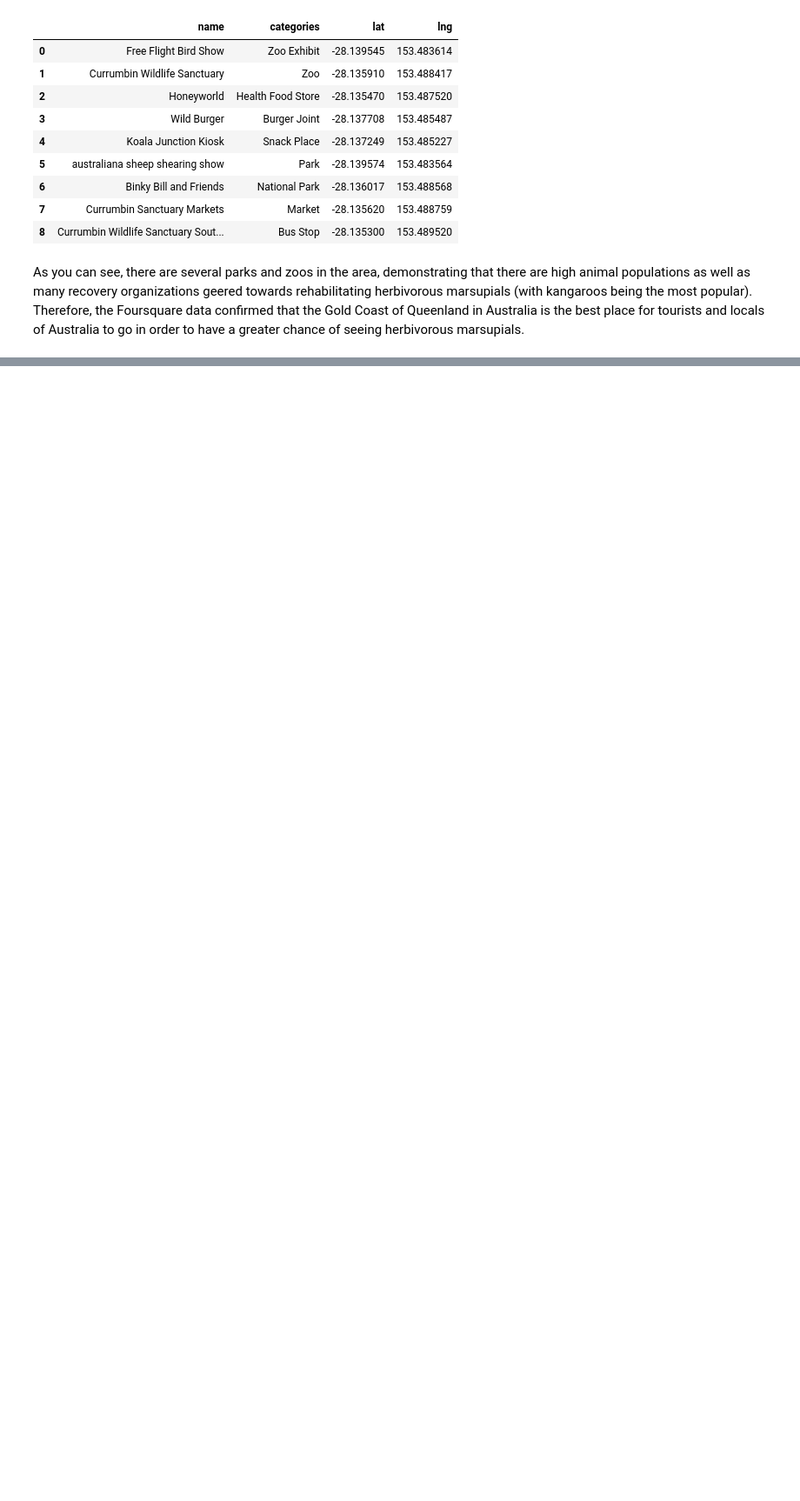
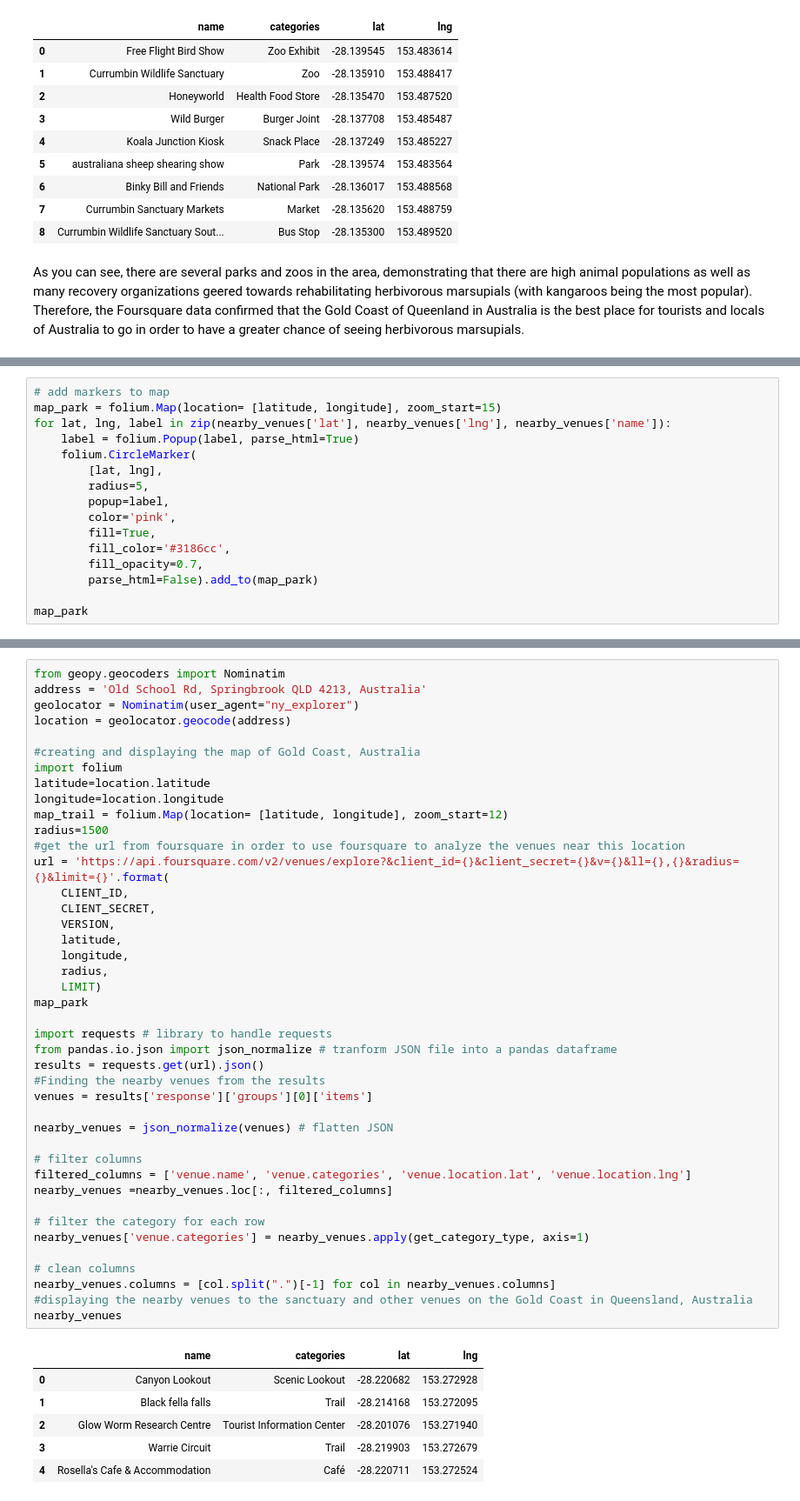
Before and after one commit to CNordqui/Coursera_Capstone, a Jupyter notebook: Coursera_Capstone_CNordqui.ipynb, the cells around one changed output, grey strips where cells are left out. Shown at 87% size. Saved outputs shown, nothing was run; the diff lists cells and outputs as text; blank space fills up the shorter version.

```diff
--- a/Coursera_Capstone_CNordqui.ipynb
+++ b/Coursera_Capstone_CNordqui.ipynb
@@ -158,0 +221,16 @@ As you can see, there are several parks and zoos in the area, demonstrating that
+# %%
+# add markers to map
+map_park = folium.Map(location= [latitude, longitude], zoom_start=15)
+for lat, lng, label in zip(nearby_venues['lat'], nearby_venues['lng'], nearby_venues['name']):
+    label = folium.Popup(label, parse_html=True)
+    folium.CircleMarker(
+        [lat, lng],
+        radius=5,
+        popup=label,
+        color='pink',
+        fill=True,
+        fill_color='#3186cc',
+        fill_opacity=0.7,
+        parse_html=False).add_to(map_park)
+
+map_park
@@ -158,0 +241,49 @@ As you can see, there are several parks and zoos in the area, demonstrating that
+# %%
+from geopy.geocoders import Nominatim
+address = 'Old School Rd, Springbrook QLD 4213, Australia'
+geolocator = Nominatim(user_agent="ny_explorer")
+location = geolocator.geocode(address)
+
+#creating and displaying the map of Gold Coast, Australia
+import folium
+latitude=location.latitude
+longitude=location.longitude
+map_trail = folium.Map(location= [latitude, longitude], zoom_start=12)
+radius=1500
+#get the url from foursquare in order to use foursquare to analyze the venues near this location
+url = 'https://api.foursquare.com/v2/venues/explore?&client_id={}&client_secret={}&v={}&ll={},{}&radius={}&limit={}'.format(
+    CLIENT_ID,
+    CLIENT_SECRET,
+    VERSION,
+    latitude,
+    longitude,
+    radius,
+    LIMIT)
+map_park
+
+import requests # library to handle requests
+from pandas.io.json import json_normalize # tranform JSON file into a pandas dataframe
+results = requests.get(url).json()
+#Finding the nearby venues from the results
+venues = results['response']['groups'][0]['items']
+
+nearby_venues = json_normalize(venues) # flatten JSON
+
+# filter columns
+filtered_columns = ['venue.name', 'venue.categories', 'venue.location.lat', 'venue.location.lng']
+nearby_venues =nearby_venues.loc[:, filtered_columns]
+
+# filter the category for each row
+nearby_venues['venue.categories'] = nearby_venues.apply(get_category_type, axis=1)
+
+# clean columns
+nearby_venues.columns = [col.split(".")[-1] for col in nearby_venues.columns]
+#displaying the nearby venues to the sanctuary and other venues on the Gold Coast in Queensland, Australia
+nearby_venues
+# %% [output]
+|  | name | categories | lat | lng |
+| 0 | Canyon Lookout | Scenic Lookout | -28.220682 | 153.272928 |
+| 1 | Black fella falls | Trail | -28.214168 | 153.272095 |
+| 2 | Glow Worm Research Centre | Tourist Information Center | -28.201076 | 153.271940 |
+| 3 | Warrie Circuit | Trail | -28.219903 | 153.272679 |
+| 4 | Rosella's Cafe & Accommodation | Café | -28.220711 | 153.272524 |
```
Also changed, not shown: parts of 13 cells of this notebook.
